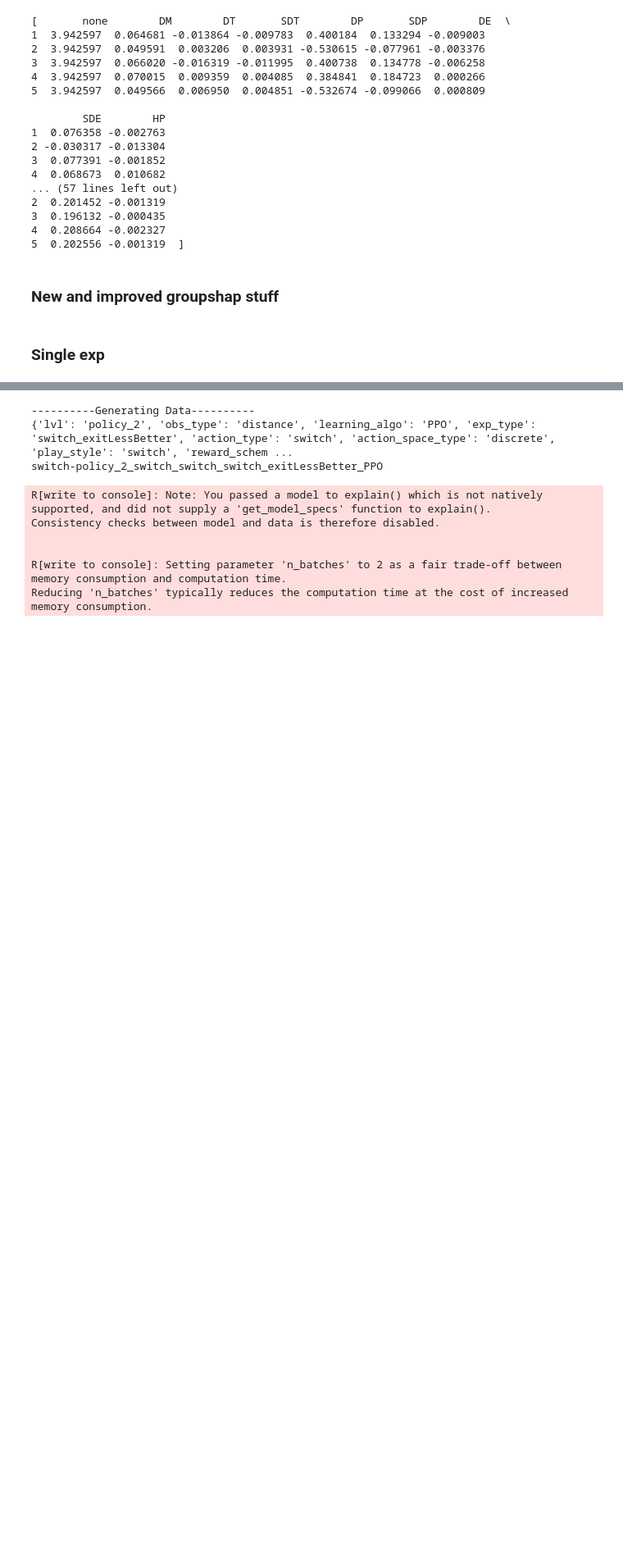
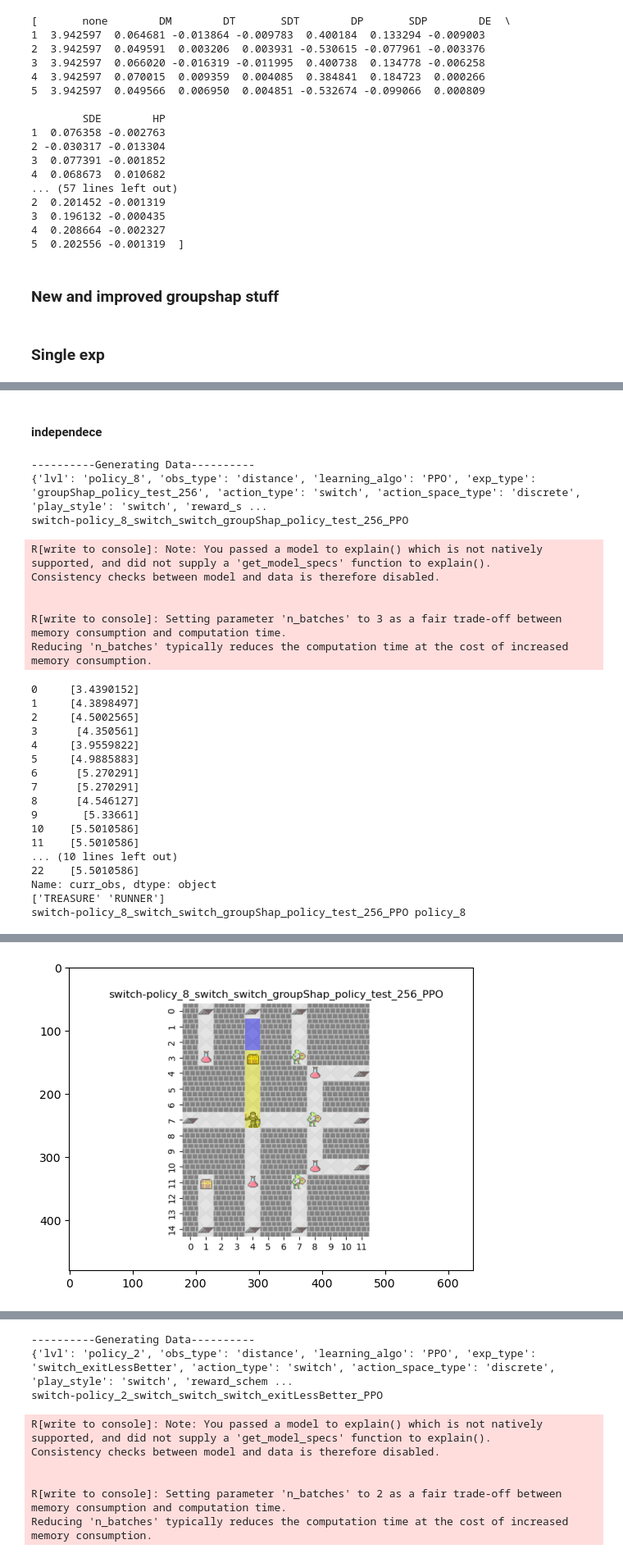
Before and after one commit to AlexVogt1/gym-md, a Jupyter notebook: groupshap.ipynb, the cells around one changed output, grey strips where cells are left out. Shown at 82% size. Cells and saved outputs as stored; diff of their text form; code cells hidden in the pictures; blank space fills up the shorter version.

```diff
--- a/groupshap.ipynb
+++ b/groupshap.ipynb
@@ -1383,0 +1444,48 @@ Name: curr_obs, Length: 120, dtype: object
+# %% [markdown]
+#### independece
+# %%
+df_shapley, pred_explain, internal, timing,MSEv,df = group_shap_single_exp(base_config,approach='empirical')
+print(df['action'].unique())
+fig =px.line(data_frame=df_shapley[["DM","DT","SDT","DP","SDP","DE","SDE","HP"]].abs(),
+             x= df_shapley[["DM","DT","SDT","DP","SDP","DE","SDE","HP"]].index ,
+             y = df_shapley[["DM","DT","SDT","DP","SDP","DE","SDE","HP"]].columns,
+             title =f"{base_config["lvl"]} | switching agent | independence | no group |  ( MSEv = {MSEv["MSEv"]['MSEv'].iloc[0]} | time(sec) = {timing["total_time_secs"]})"
+             ).update_layout(xaxis_title="Step", yaxis_title="Shap Value (abs)")
+fig.show()
+MSEv["MSEv"]
+img =gen_action_map(df.loc[(df['run']==0)],f=f'./README/resources/md_stages_screenshots/md-{base_config['lvl']}-v0_step0.png')
+# img =gen_action_map(df.loc[(df['run']==0)],f=f'./README/resources/md_stages_screenshots/md-{base_config['lvl']}-v0_step0.jpg')
+
+plt.imshow(img)
+# timing
+df_summary= groupShap_quant_results(df_shapley,df,MSEv,timing,approach='independence',grouping= None)
+# group_shap_resluts_to_csv(df_shapley,df,timing,MSEv,approach='independence',grouping= None,csv="groupShap_analysis/data/level_groupShap_summary_new.csv")
+
+df_summary
+# %% [output]
+----------Generating Data----------
+{'lvl': 'policy_8', 'obs_type': 'distance', 'learning_algo': 'PPO', 'exp_type': 'groupShap_policy_test_256', 'action_type': 'switch', 'action_space_type': 'discrete', 'play_style': 'switch', 'reward_s ...
+switch-policy_8_switch_switch_groupShap_policy_test_256_PPO
+R[write to console]: Note: You passed a model to explain() which is not natively supported, and did not supply a 'get_model_specs' function to explain().
+Consistency checks between model and data is therefore disabled.
+
+
+R[write to console]: Setting parameter 'n_batches' to 3 as a fair trade-off between memory consumption and computation time.
+Reducing 'n_batches' typically reduces the computation time at the cost of increased memory consumption.
+0     [3.4390152]
+1     [4.3898497]
+2     [4.5002565]
+3      [4.350561]
+4     [3.9559822]
+5     [4.9885883]
+6      [5.270291]
+7      [5.270291]
+8      [4.546127]
+9       [5.33661]
+10    [5.5010586]
+11    [5.5010586]
+... (10 lines left out)
+22    [5.5010586]
+Name: curr_obs, dtype: object
+['TREASURE' 'RUNNER']
+switch-policy_8_switch_switch_groupShap_policy_test_256_PPO policy_8
@@ -1383,0 +1494 @@ Name: curr_obs, Length: 120, dtype: object
+[figure, added]
```
Also changed, not shown: parts of 15 cells of this notebook, 23 other files.
